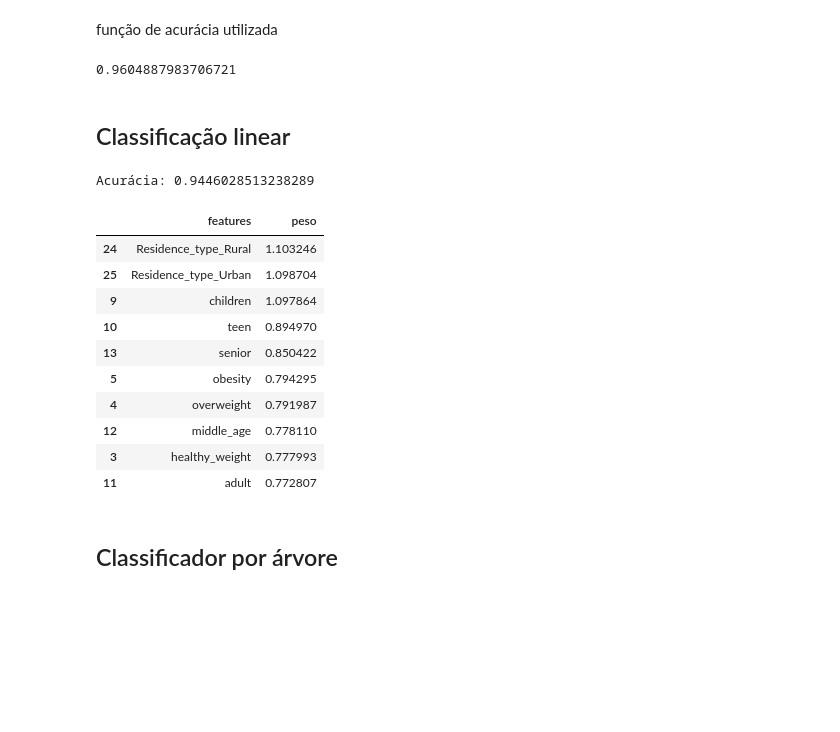
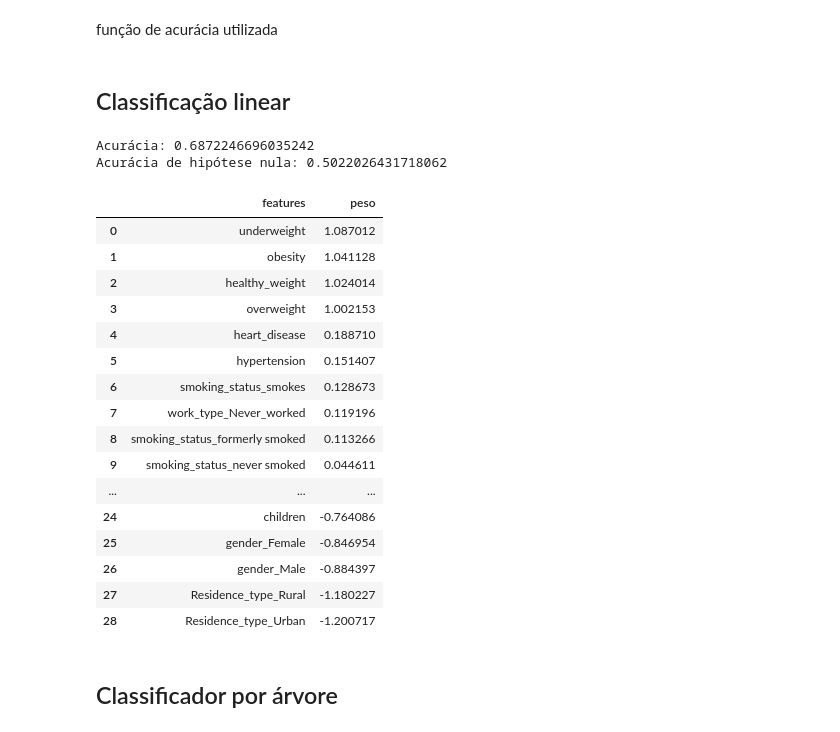
Before and after one commit to Isabelleatt/classificador_AVCs, a Jupyter notebook: demo.ipynb, the cells around one changed output. Saved outputs shown, nothing was run; the diff lists cells and outputs as text; code cells hidden in the pictures; blank space fills up the shorter version.

Commit message:
demo com dataset equilibrado

```diff
--- a/demo.ipynb
+++ b/demo.ipynb
@@ -7,3 +7,6 @@ import pandas as pd
 import numpy as np
 # %% [markdown]
 Carregando o dataframe
+# %%
+df_real = pd.read_csv('data/healthcare-dataset-stroke-data.csv')
+print(df_real['stroke'].value_counts())
@@ -10,6 +20,8 @@ Carregando o dataframe
 # %%
-df = pd.read_csv('data/healthcare-dataset-stroke-data.csv')
-df.dropna(inplace=True)
+df = df_real.loc[:497]
+print(df['stroke'].value_counts())
+
+df = df.dropna()
 df.replace(0, -1, inplace=True)
 df.head()
 # %% [output]
@@ -77,6 +93,7 @@ função de acurácia utilizada
 # %%
 def accuracy(y_test, y_est):
     return np.mean(np.sign(y_test)==np.sign(y_est))
+
 
 def acuracia_hipotese_nula(y_test):
     sem_avc = np.count_nonzero(y_test == -1)
@@ -84,17 +101,14 @@ def acuracia_hipotese_nula(y_test):
     maior = max(sem_avc, com_avc)
     return maior / len(y_test)
 
-print(acuracia_hipotese_nula(y_test))
-
 
 def tabela_relevancia(w_):
     df_ = pd.DataFrame()
     df_['features'] = X.columns
     df_['peso'] = w_
     df_.sort_values(by='peso', inplace=True, ascending=False)
-    return df_
+    df_ = df_.reset_index()
+    return df_[['features', 'peso']]
-# %% [output]
-0.9604887983706721
 # %% [markdown]
 ## Classificação linear
 # %%
@@ -117,7 +131,7 @@ w = np.random.randn(X_train.shape[0],1)
 b = 0.0
 alpha = 10**-3
 
-for n in range(10**4):
+for n in range(10**5):
     grad_ = g( (w, b, pontos, alvos) )
     w -= alpha*grad_[0]
     b -= alpha*grad_[1]
@@ -126,23 +140,31 @@ w_linear = w
 y_hat = w_linear.T @ X_test + b
 acuracia_linear = accuracy(y_hat, y_test)
 print(f'Acurácia: {acuracia_linear}')
+print(f'Acurácia de hipótese nula: {acuracia_hipotese_nula(y_test)}')
 # %% [output]
-Acurácia: 0.9446028513238289
+Acurácia: 0.6872246696035242
+Acurácia de hipótese nula: 0.5022026431718062
 # %%
 df_linear = tabela_relevancia(w_linear)
-df_linear.head(10)
+df_linear.head(30)
 # %% [output]
 |  | features | peso |
-| 24 | Residence_type_Rural | 1.103246 |
-| 25 | Residence_type_Urban | 1.098704 |
-| 9 | children | 1.097864 |
-| 10 | teen | 0.894970 |
-| 13 | senior | 0.850422 |
-| 5 | obesity | 0.794295 |
-| 4 | overweight | 0.791987 |
-| 12 | middle_age | 0.778110 |
-| 3 | healthy_weight | 0.777993 |
-| 11 | adult | 0.772807 |
+| 0 | underweight | 1.087012 |
+| 1 | obesity | 1.041128 |
+| 2 | healthy_weight | 1.024014 |
+| 3 | overweight | 1.002153 |
+| 4 | heart_disease | 0.188710 |
+| 5 | hypertension | 0.151407 |
+| 6 | smoking_status_smokes | 0.128673 |
+| 7 | work_type_Never_worked | 0.119196 |
+| 8 | smoking_status_formerly smoked | 0.113266 |
+| 9 | smoking_status_never smoked | 0.044611 |
+| ... | ... | ... |
+| 24 | children | -0.764086 |
+| 25 | gender_Female | -0.846954 |
+| 26 | gender_Male | -0.884397 |
+| 27 | Residence_type_Rural | -1.180227 |
+| 28 | Residence_type_Urban | -1.200717 |
 # %% [markdown]
 ## Classificador por árvore
 # %%
```
Also changed, not shown: parts of 8 cells of this notebook, 1 other file.
